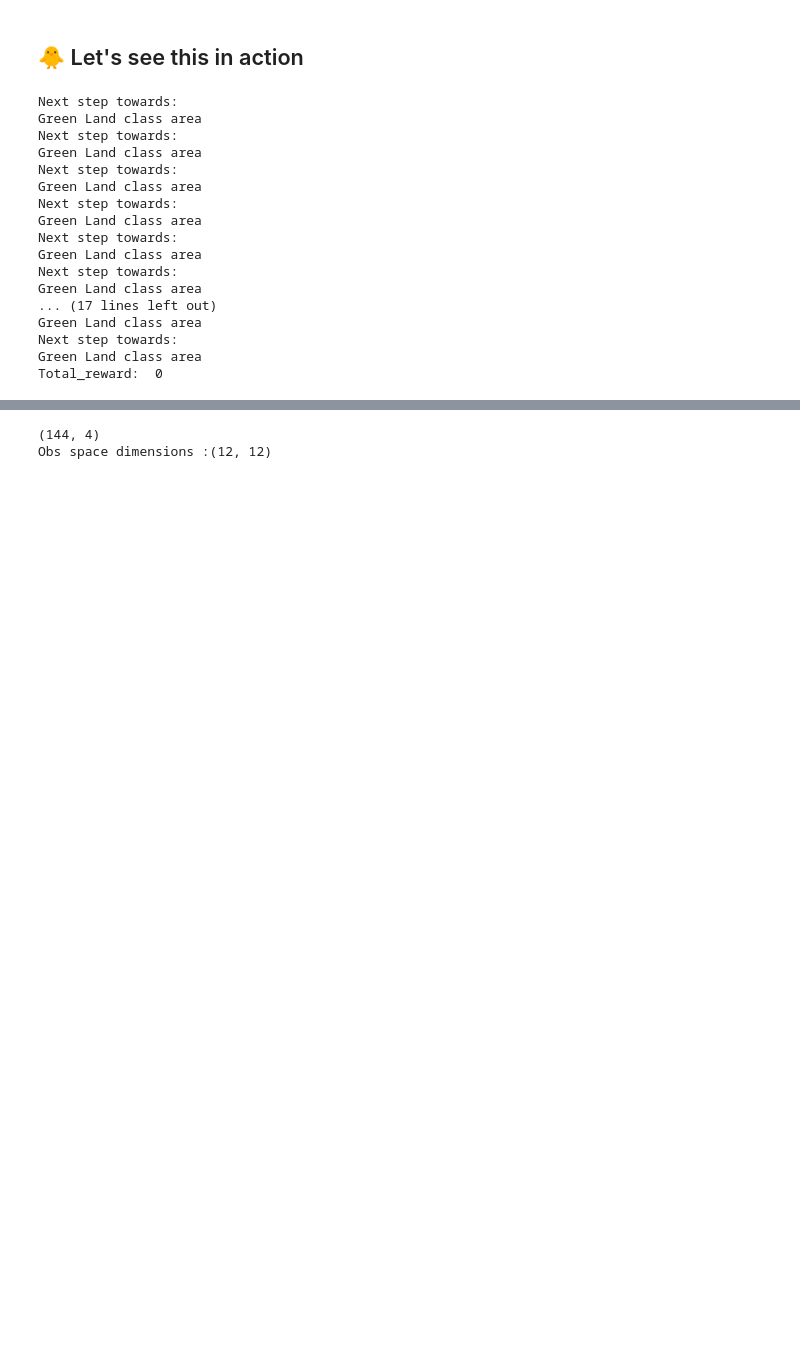
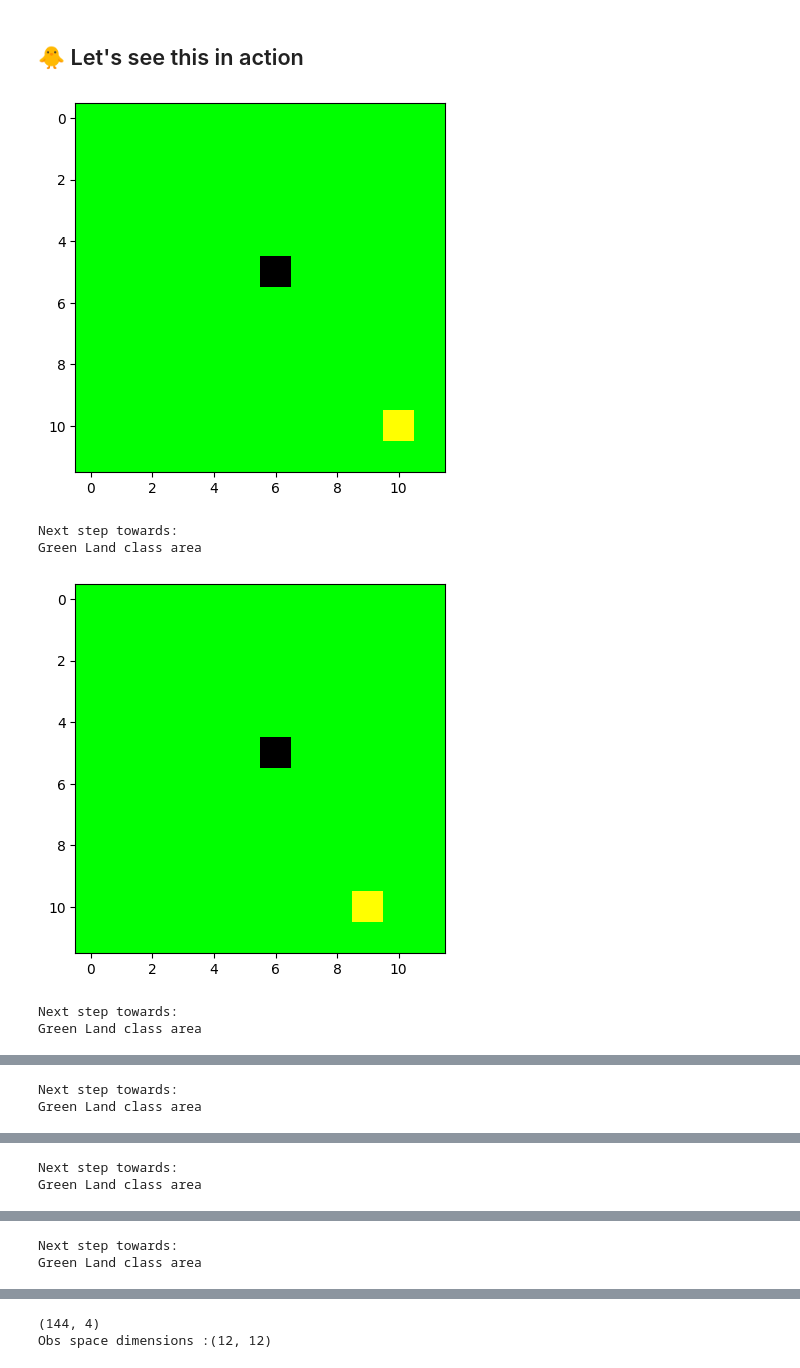
Before and after one commit to JonBergland/TDT4172-Machinlearning-tasks, a Jupyter notebook: Chapter_3/Project3_RL.ipynb, the cells around one changed output, grey strips where cells are left out. Drawn from its saved outputs; the diff is of its cells as text; code cells hidden in the pictures; blank space fills up the shorter version.

```diff
--- a/Chapter_3/Project3_RL.ipynb
+++ b/Chapter_3/Project3_RL.ipynb
@@ -662,7 +662,7 @@ TODO: write helper function to:
 def update_explore_rate(episode, MIN_EXPLORE_RATE):
     # this function should return updated explore_rate
     rate_decay = 0.95
-    initial_rate = 0.5 - MIN_EXPLORE_RATE
+    initial_rate = 1 - MIN_EXPLORE_RATE
 
     return MIN_EXPLORE_RATE + initial_rate * (rate_decay ** episode)
 
@@ -771,7 +771,7 @@ def train(env: TrondheimEnv, GAMMA, NUM_EPISODES, MIN_EXPLORE_RATE, MIN_LEARNING
     # print(f"Episode :{i}  Total_reward: {total_reward}  Explore rate: {explore_rate}")
     #print("Final Q values: ", Q_test)
 
-# Q_test, total_reward, explore_rate = train(tmp_env, GAMMA_test, NUM_EPISODES_test, MIN_EXPLORE_RATE_test, MIN_LEARNING_RATE_test, STEP_SIZE_TEST, Q_test)
+Q_test, total_reward, explore_rate = train(tmp_env, GAMMA_test, NUM_EPISODES_test, MIN_EXPLORE_RATE_test, MIN_LEARNING_RATE_test, STEP_SIZE_TEST, Q_test)
 # %%
 # print(f"Total reward after training: {total_reward}, total Explore rate after training: {explore_rate}")
 # print(Q_test)
@@ -780,45 +780,34 @@ def train(env: TrondheimEnv, GAMMA, NUM_EPISODES, MIN_EXPLORE_RATE, MIN_LEARNING
 # %%
 # now we show one episode
 # yellow spot should be able to find black spot here
 
 tmp_env.manual_mode = True # enable messages
 STEP_SIZE_TEST_test = 16
 
 observation = tmp_env.reset()
 state_0 = tmp_env.get_1d_state()
 total_reward = 0
 
 for _ in range(STEP_SIZE_TEST_test):
-    # tmp_env.render()
+    tmp_env.render()
     action = update_action(tmp_env, state_0, explore_rate, Q=Q_test)
     obv, reward, done, info = tmp_env.step(action)
     state_1 = tmp_env.get_1d_state()
 
     # No need to update the Q here
     state_0 = state_1
 
     total_reward += reward
 
     if done:
         print("Done")
         break
 
 print(f"Total_reward: ", total_reward)
 # %% [output]
+[figure, added]
 Next step towards:
 Green Land class area
-Next step towards:
-Green Land class area
-Next step towards:
-Green Land class area
-Next step towards:
-Green Land class area
-Next step towards:
-Green Land class area
-Next step towards:
-Green Land class area
-... (17 lines left out)
-Green Land class area
-Next step towards:
-Green Land class area
-Total_reward:  0
+[figure, added]
+Next step towards:
+Green Land class area
@@ -824,0 +815,2 @@ Total_reward:  0
+Next step towards:
+Green Land class area
@@ -824,0 +818,2 @@ Total_reward:  0
+Next step towards:
+Green Land class area
@@ -824,0 +821,2 @@ Total_reward:  0
+Next step towards:
+Green Land class area
```
Also changed, not shown: parts of 9 cells of this notebook, 1 other file.
